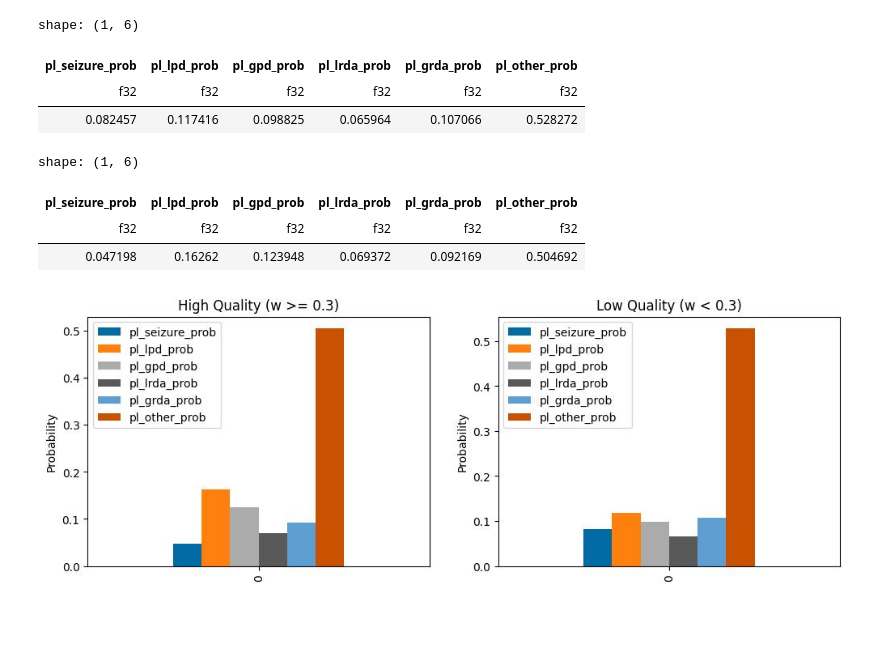
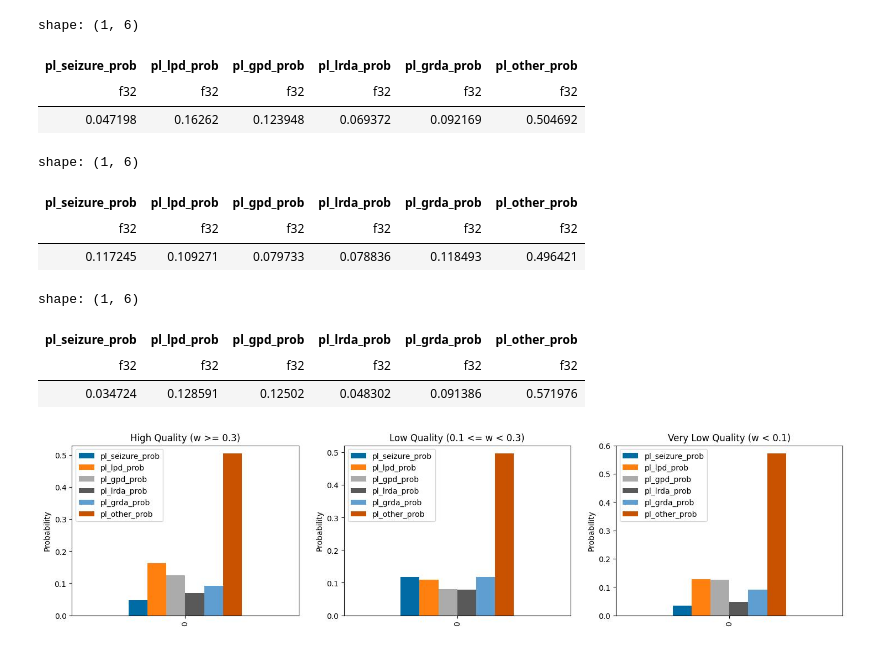
Before and after one commit to bilzard/kaggle-hms-public, a Jupyter notebook: notebook/eda_on_pseudo_label.ipynb, the cells around one changed output. Cells and saved outputs as stored; diff of their text form; code cells hidden in the pictures; blank space fills up the shorter version.

Commit message:
add category very low quality (w<0.1)

```diff
--- a/notebook/eda_on_pseudo_label.ipynb
+++ b/notebook/eda_on_pseudo_label.ipynb
@@ -68,24 +68,32 @@ shape: (5, 21)
 # %%
 
 high_quality = metadata.filter(pl.col("weight").ge(0.3)).select(f"pl_{label}_prob" for label in LABELS)
-low_quality = metadata.filter(pl.col("weight").lt(0.3)).select(f"pl_{label}_prob" for label in LABELS)
+low_quality = metadata.filter(pl.col("weight").lt(0.3).and_(pl.col("weight").ge(0.1))).select(f"pl_{label}_prob" for label in LABELS)
+very_low_quality = metadata.filter(pl.col("weight").lt(0.1)).select(f"pl_{label}_prob" for label in LABELS)
 
+display(high_quality.drop("eeg_id").mean())
 display(low_quality.drop("eeg_id").mean())
-display(high_quality.drop("eeg_id").mean())
+display(very_low_quality.drop("eeg_id").mean())
 
-_, (ax1, ax2) = plt.subplots(1, 2, figsize=(12, 4))
+_, (ax1, ax2, ax3) = plt.subplots(1, 3, figsize=(18, 4))
 high_quality.drop("eeg_id", "weight").mean().to_pandas().plot.bar(ax=ax1)
 low_quality.drop("eeg_id", "weight").mean().to_pandas().plot.bar(ax=ax2)
+very_low_quality.drop("eeg_id", "weight").mean().to_pandas().plot.bar(ax=ax3)
 ax1.set(title="High Quality (w >= 0.3)", ylabel="Probability")
-ax2.set(title="Low Quality (w < 0.3)", ylabel="Probability")
+ax2.set(title="Low Quality (0.1 <= w < 0.3)", ylabel="Probability")
+ax3.set(title="Very Low Quality (w < 0.1)", ylabel="Probability")
 plt.show()
 # %% [output]
 shape: (1, 6)
 | pl_seizure_prob | pl_lpd_prob | pl_gpd_prob | pl_lrda_prob | pl_grda_prob | pl_other_prob |
 | f32 | f32 | f32 | f32 | f32 | f32 |
-| 0.082457 | 0.117416 | 0.098825 | 0.065964 | 0.107066 | 0.528272 |
+| 0.047198 | 0.16262 | 0.123948 | 0.069372 | 0.092169 | 0.504692 |
 shape: (1, 6)
 | pl_seizure_prob | pl_lpd_prob | pl_gpd_prob | pl_lrda_prob | pl_grda_prob | pl_other_prob |
 | f32 | f32 | f32 | f32 | f32 | f32 |
-| 0.047198 | 0.16262 | 0.123948 | 0.069372 | 0.092169 | 0.504692 |
+| 0.117245 | 0.109271 | 0.079733 | 0.078836 | 0.118493 | 0.496421 |
+shape: (1, 6)
+| pl_seizure_prob | pl_lpd_prob | pl_gpd_prob | pl_lrda_prob | pl_grda_prob | pl_other_prob |
+| f32 | f32 | f32 | f32 | f32 | f32 |
+| 0.034724 | 0.128591 | 0.12502 | 0.048302 | 0.091386 | 0.571976 |
-[figure, old version]
+[figure, new version]
```
Also changed, not shown: parts of 1 cell of this notebook.
